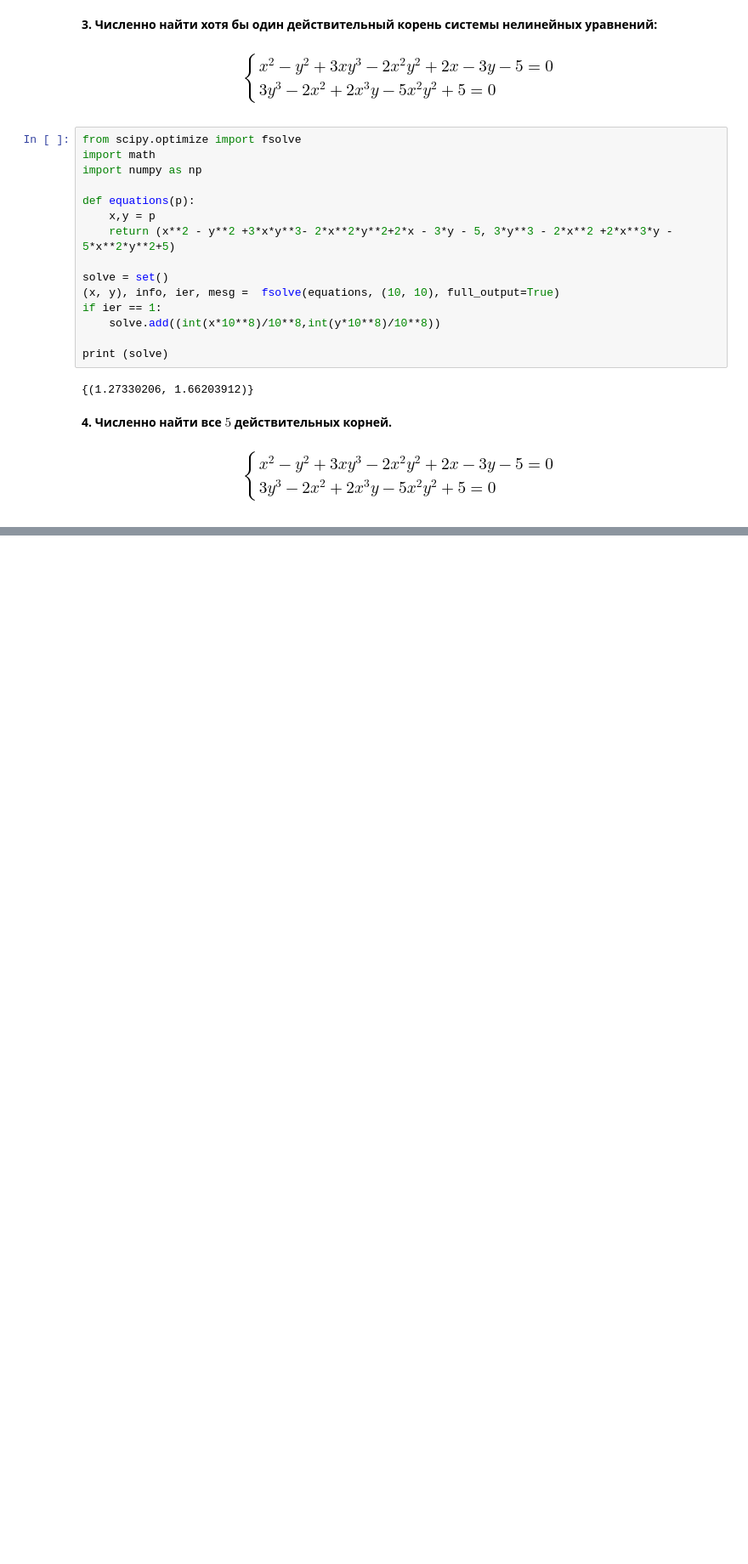
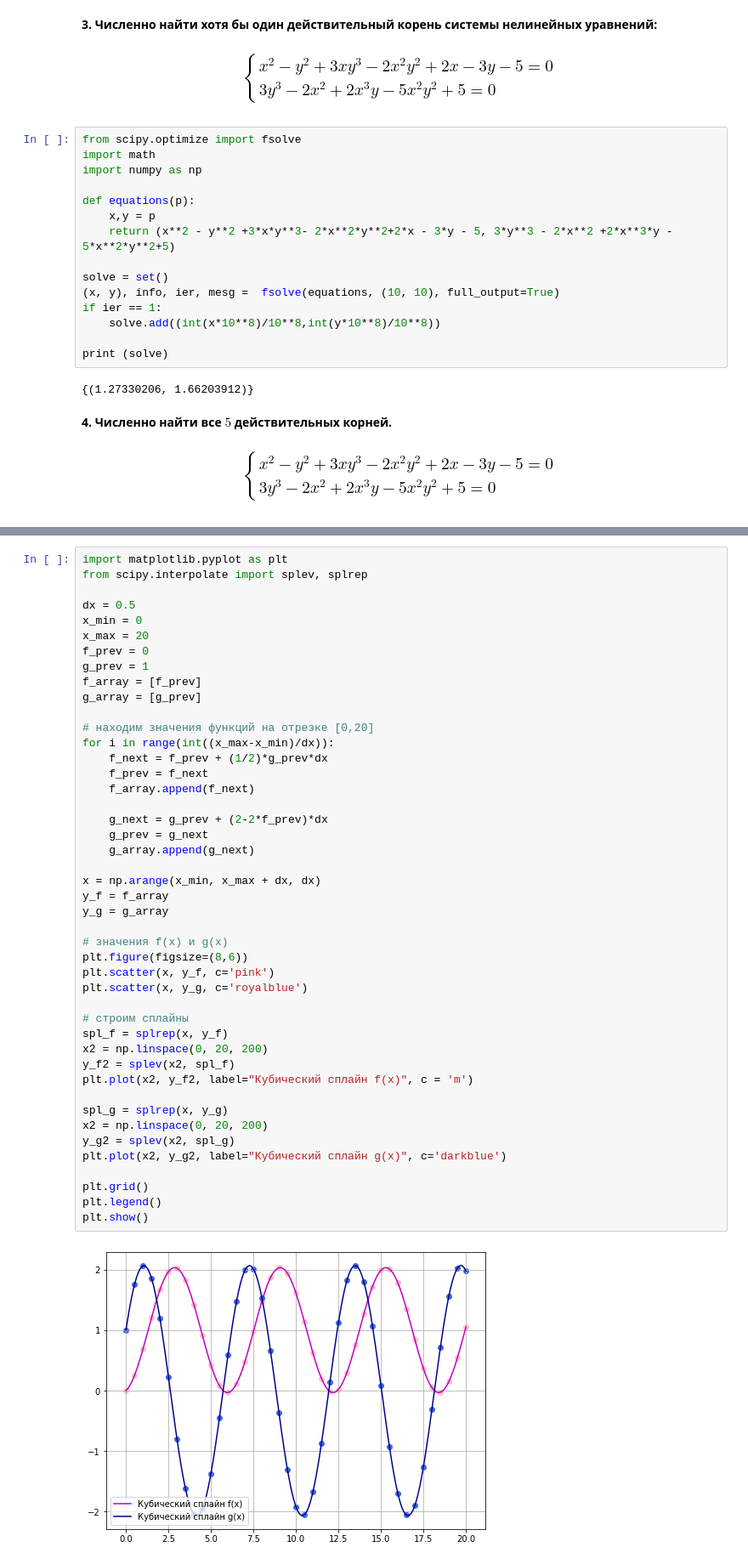
Before and after one commit to asplv/math_analysis, a Jupyter notebook: 08_differential_coefficient_4/differential_coefficient_4.ipynb, the cells around one changed output, grey strips where cells are left out. Shown at 85% size. Drawn from its saved outputs; the diff is of its cells as text; blank space fills up the shorter version.

```diff
--- a/08_differential_coefficient_4/differential_coefficient_4.ipynb
+++ b/08_differential_coefficient_4/differential_coefficient_4.ipynb
@@ -245,0 +282,47 @@ print (fd'Все решения системы уравнений: {solve}')
+# %%
+import matplotlib.pyplot as plt
+from scipy.interpolate import splev, splrep
+
+dx = 0.5
+x_min = 0
+x_max = 20
+f_prev = 0
+g_prev = 1
+f_array = [f_prev]
+g_array = [g_prev]
+
+# находим значения функций на отрезке [0,20]
+for i in range(int((x_max-x_min)/dx)):
+    f_next = f_prev + (1/2)*g_prev*dx
+    f_prev = f_next
+    f_array.append(f_next)
+
+    g_next = g_prev + (2-2*f_prev)*dx
+    g_prev = g_next
+    g_array.append(g_next)
+
+x = np.arange(x_min, x_max + dx, dx)
+y_f = f_array
+y_g = g_array
+
+# значения f(x) и g(x)
+plt.figure(figsize=(8,6))
+plt.scatter(x, y_f, c='pink')
+plt.scatter(x, y_g, c='royalblue')
+
+# строим сплайны
+spl_f = splrep(x, y_f)
+x2 = np.linspace(0, 20, 200)
+y_f2 = splev(x2, spl_f)
+plt.plot(x2, y_f2, label="Кубический сплайн f(x)", c = 'm')
+
+spl_g = splrep(x, y_g)
+x2 = np.linspace(0, 20, 200)
+y_g2 = splev(x2, spl_g)
+plt.plot(x2, y_g2, label="Кубический сплайн g(x)", c='darkblue')
+
+plt.grid()
+plt.legend()
+plt.show()
+# %% [output]
+[figure, added]
```
Also changed, not shown: parts of 6 cells of this notebook.
